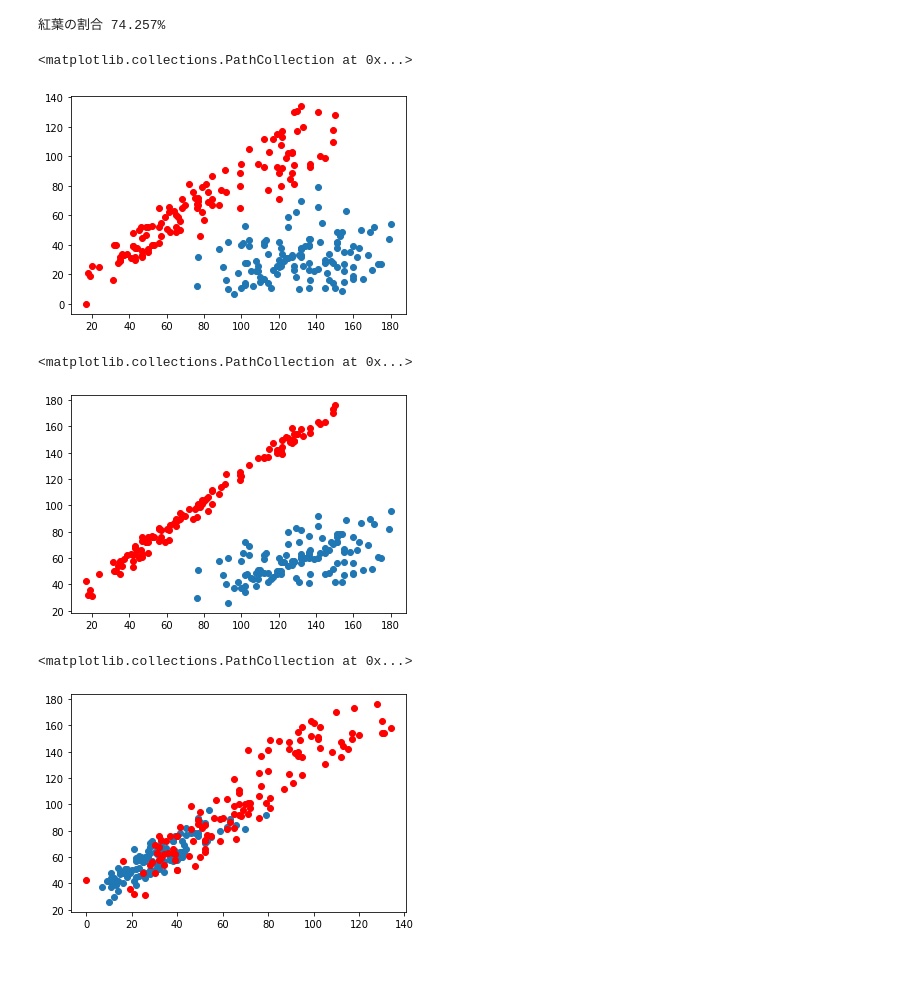
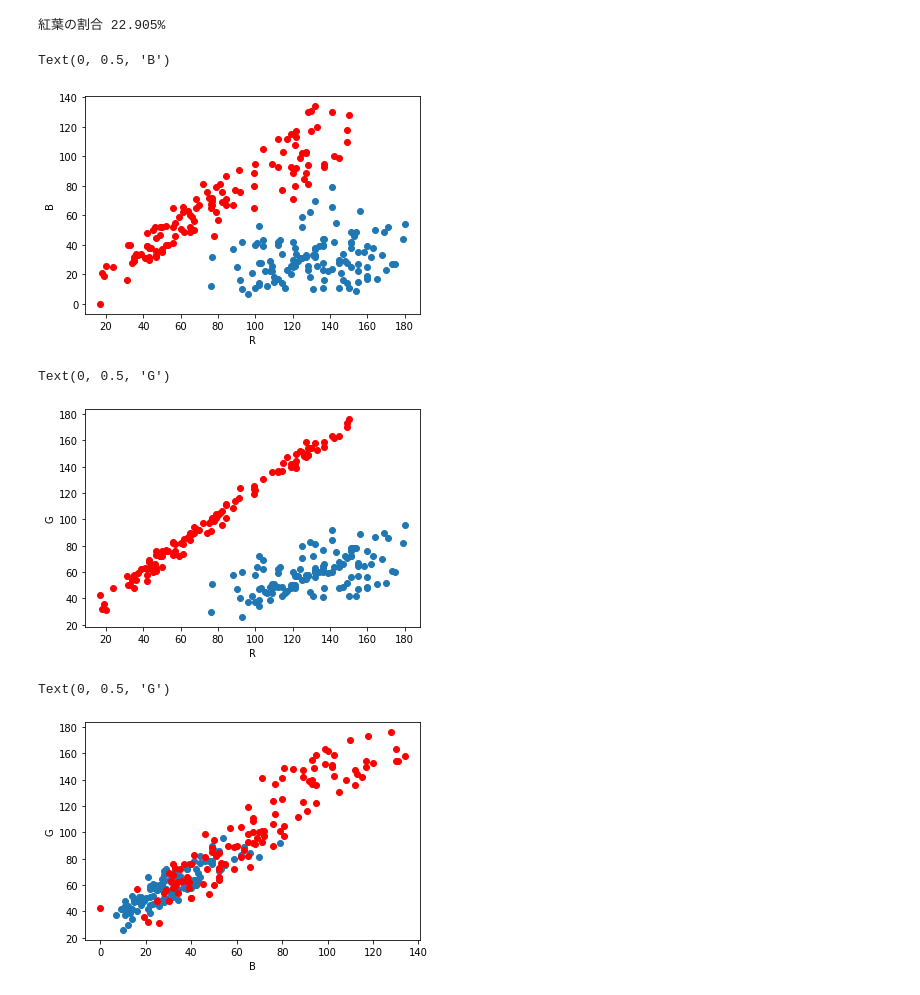
Before and after one commit to yattinda/scikit-learn, a Jupyter notebook: difine_rural/help/help.ipynb, the cells around one changed output. Cells and saved outputs as stored; diff of their text form; code cells hidden in the pictures; blank space fills up the shorter version.

```diff
--- a/difine_rural/help/help.ipynb
+++ b/difine_rural/help/help.ipynb
@@ -232,11 +234,11 @@ mlp = MLPClassifier(solver = "lbfgs", max_iter = 500, hidden_layer_sizes = [10])
 predict = mlp.predict(X_test)
 predict_sum = sum(predict)
 
-forest_per = 1 - (predict_sum / cell)
+forest_per = predict_sum / cell
 
 print("紅葉の割合 {:.3f}%".format(forest_per * 100))
 # %% [output]
-紅葉の割合 74.257%
+紅葉の割合 22.905%
 # %%
 test = pd.read_csv('./original_help_bgr.csv', header = None)
 test = test.values
@@ -247,13 +249,15 @@ R = test[:,2]
 # %%
 B_0 = B[:120]
 B_1 = B[120:]
 R_0 = R[:120]
 R_1 = R[120:]
 plt.scatter(R_0,B_0)
 plt.scatter(R_1,B_1, c="red")
+plt.xlabel('R')
+plt.ylabel('B')
 # %% [output]
-<matplotlib.collections.PathCollection at 0x...>
+Text(0, 0.5, 'B')
-[figure, old version]
+[figure, new version]
 # %%
 G_0 = G[:120]
 G_1 = G[120:]
@@ -261,9 +265,11 @@ R_0 = R[:120]
 R_1 = R[120:]
 plt.scatter(R_0,G_0)
 plt.scatter(R_1,G_1, c="red")
+plt.xlabel('R')
+plt.ylabel('G')
 # %% [output]
-<matplotlib.collections.PathCollection at 0x...>
+Text(0, 0.5, 'G')
-[figure, old version]
+[figure, new version]
 # %%
 G_0 = G[:120]
 G_1 = G[120:]
@@ -271,6 +277,8 @@ B_0 = B[:120]
 B_1 = B[120:]
 plt.scatter(B_0,G_0)
 plt.scatter(B_1,G_1, c="red")
+plt.xlabel('B')
+plt.ylabel('G')
 # %% [output]
-<matplotlib.collections.PathCollection at 0x...>
+Text(0, 0.5, 'G')
-[figure, old version]
+[figure, new version]
```
Also changed, not shown: parts of 4 cells of this notebook.
